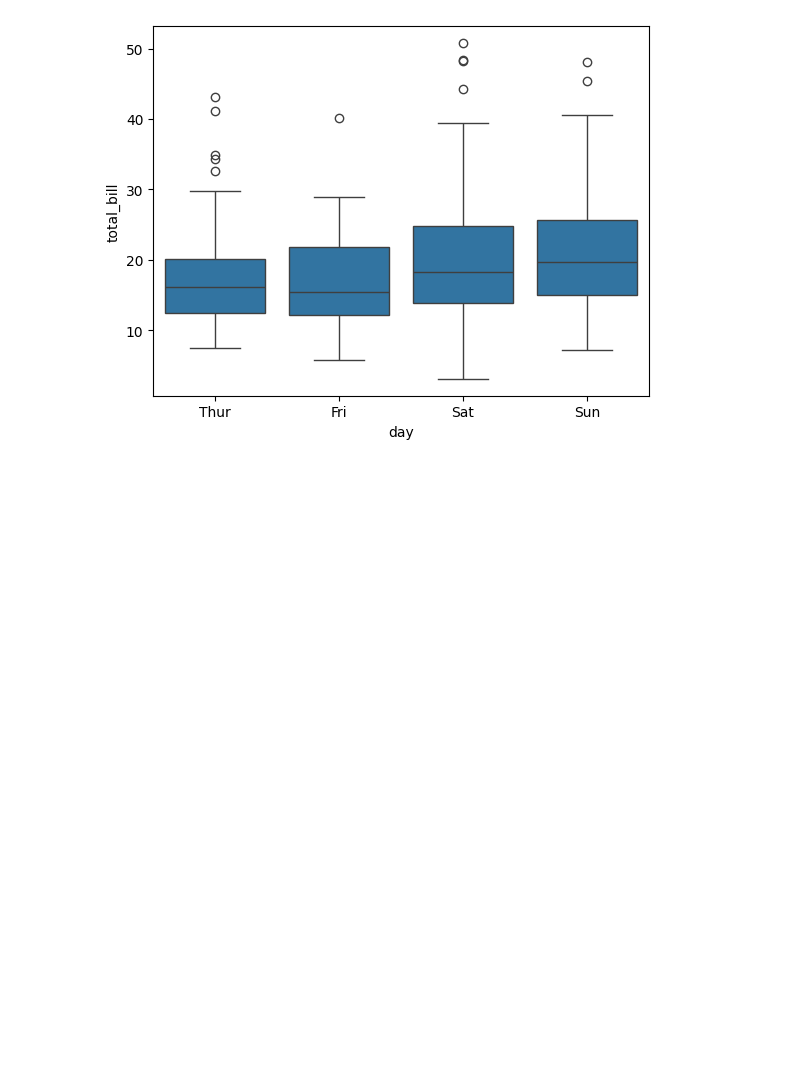
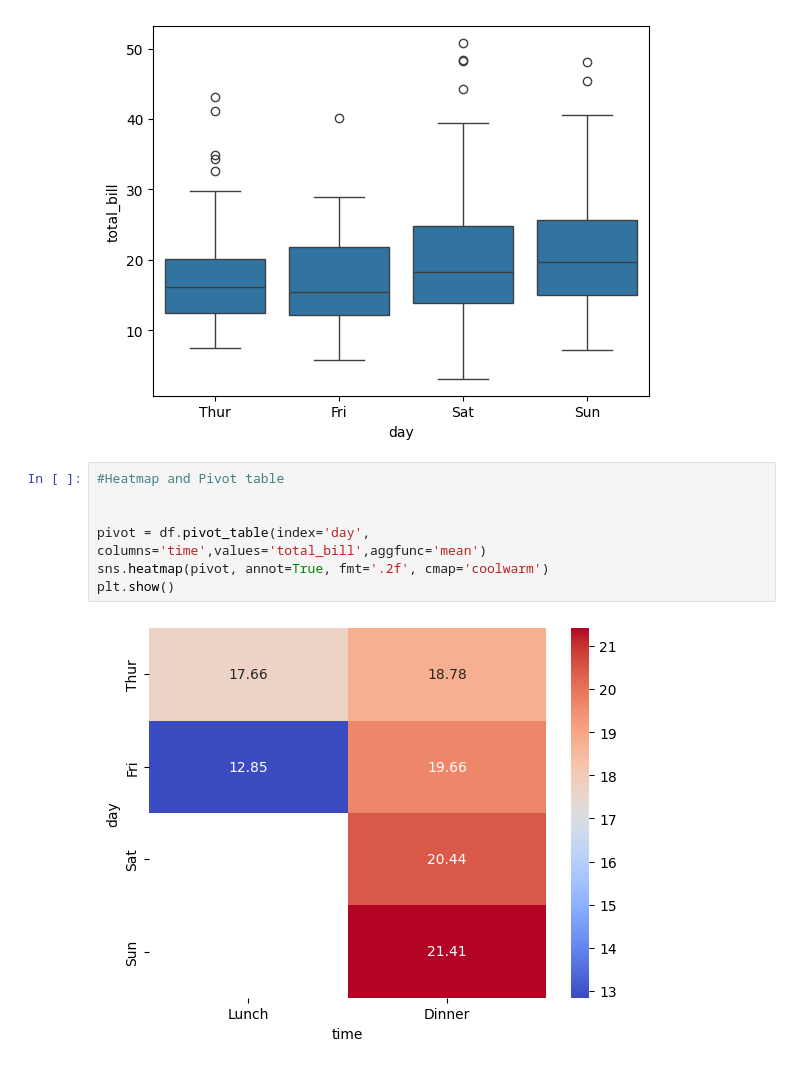
Before and after one commit to ARYANPATEL-BIT/learn-Pandas, a Jupyter notebook: seaborn.ipynb, the cells around one changed output. Cells and saved outputs as stored; diff of their text form; blank space fills up the shorter version.

Commit message:
heatmap with pivot table

```diff
--- a/seaborn.ipynb
+++ b/seaborn.ipynb
@@ -148,3 +148,12 @@ sns.boxplot(data=tips, x='day', y='total_bill')
 plt.show()
 # %% [output]
 [figure]
+# %%
+#Heatmap and Pivot table
+
+
+pivot = df.pivot_table(index='day', columns='time',values='total_bill',aggfunc='mean')
+sns.heatmap(pivot, annot=True, fmt='.2f', cmap='coolwarm')
+plt.show()
+# %% [output]
+[figure, added]
```
